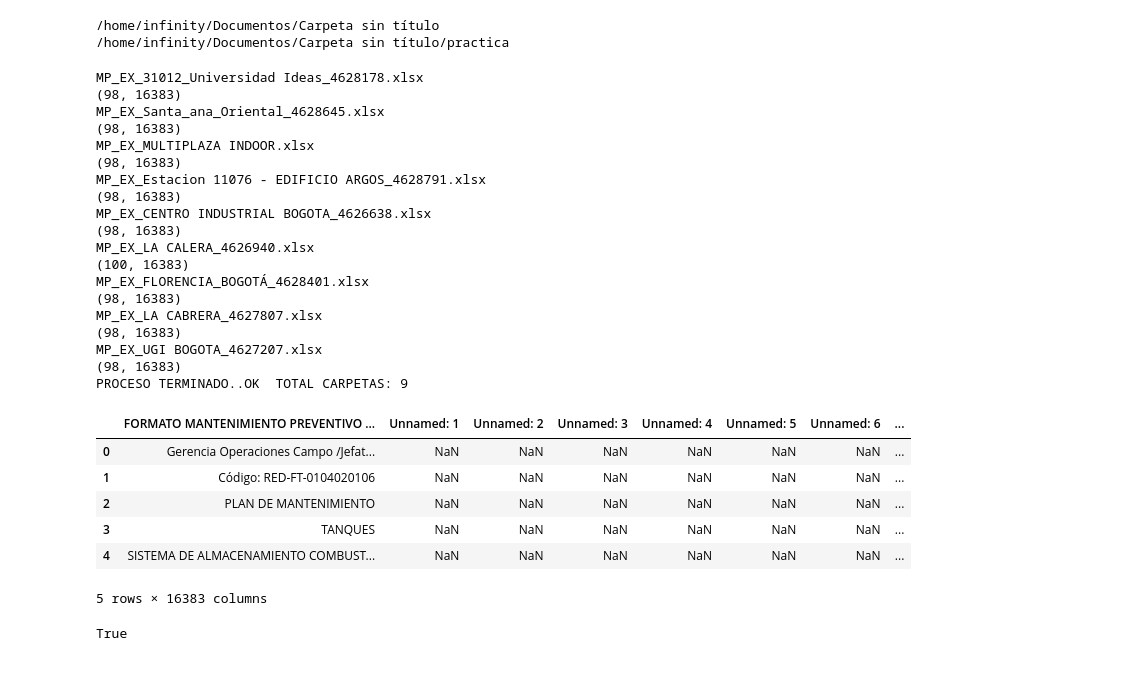
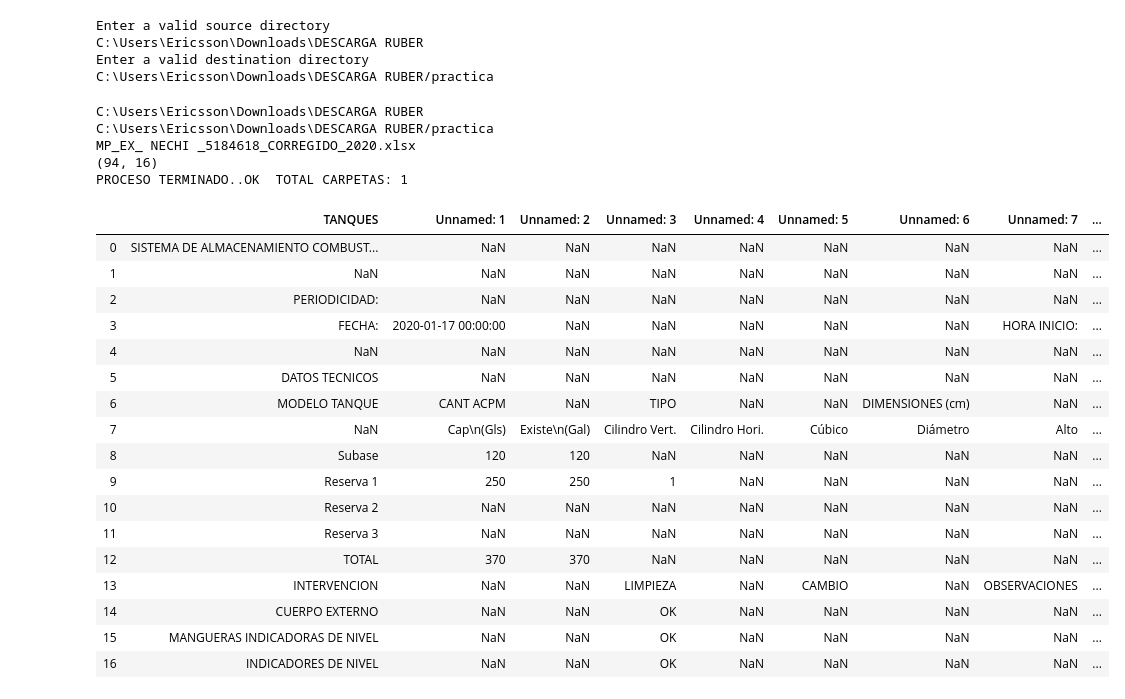
Before and after one commit to INFINITY-RUBER/UDEMY-ESTADISTICA-DESC-R-y-PYTHON, a Jupyter notebook: leer excel.ipynb, the cells around one changed output. Cells and saved outputs as stored; diff of their text form; code cells hidden in the pictures; blank space fills up the shorter version.

```diff
--- a/leer excel.ipynb
+++ b/leer excel.ipynb
@@ -15,12 +11,15 @@ carpt = 0
 # %%
+source = ''
+destination = ''
+# source = 'C:\Users\Ericsson\Downloads\DESCARGA RUBER'
+# destination = 'C:\Users\Ericsson\Downloads\DESCARGA RUBER/practica'
+carpt = 0
 while not os.path.exists(source):
     source = input('Enter a valid source directory\n')
 while not os.path.exists(destination):
     destination = input('Enter a valid destination directory\n')
+# %% [output]
+Enter a valid source directory
+C:\Users\Ericsson\Downloads\DESCARGA RUBER
+Enter a valid destination directory
+C:\Users\Ericsson\Downloads\DESCARGA RUBER/practica
-# %%
-source =  source
-print(source)
-print(destination)
-# %% [output]
-/home/infinity/Documentos/Carpeta sin título
-/home/infinity/Documentos/Carpeta sin título/practica
@@ -30,55 +26,48 @@ for f in glob.glob("*EX*.xlsx"):
 # %%
+print(source)
+print(destination)
 carpt = 0
 for root, dirs, files in os.walk(source, topdown=False):
     for file in files:
         extension = os.path.splitext(file)[0][0:5].upper()
         #print(file)
         if extension == "MP_EX":
             print(file)
-            df = pd.read_excel(os.path.join(root,file), sheet_name='TANQUE')
+            df = pd.read_excel(os.path.join(root,file), sheet_name='TANQUE', usecols="A:P", header=4)
             print(df.shape)
            # ruta = '"'+ os.path.join(root,file).upper()+ '"'
 
             #print(os.path.join(root,file))
             #df = pd.read_csv(ruta, decimal='.', encoding='utf-8', header=0)
             #df.shape
             carpt +=   1
 
 
     #rmtree(os.path.join(root))
 
 print("PROCESO TERMINADO..OK  TOTAL CARPETAS: " + str(carpt ) )
+df.head(17)
 # %% [output]
-MP_EX_31012_Universidad Ideas_4628178.xlsx
-(98, 16383)
-MP_EX_Santa_ana_Oriental_4628645.xlsx
-(98, 16383)
-MP_EX_MULTIPLAZA INDOOR.xlsx
-(98, 16383)
-MP_EX_Estacion 11076 - EDIFICIO ARGOS_4628791.xlsx
-(98, 16383)
-MP_EX_CENTRO INDUSTRIAL BOGOTA_4626638.xlsx
-(98, 16383)
-MP_EX_LA CALERA_4626940.xlsx
-(100, 16383)
-MP_EX_FLORENCIA_BOGOTÁ_4628401.xlsx
-(98, 16383)
-MP_EX_LA CABRERA_4627807.xlsx
-(98, 16383)
-MP_EX_UGI BOGOTA_4627207.xlsx
-(98, 16383)
-PROCESO TERMINADO..OK  TOTAL CARPETAS: 9
+C:\Users\Ericsson\Downloads\DESCARGA RUBER
+C:\Users\Ericsson\Downloads\DESCARGA RUBER/practica
+MP_EX_ NECHI _5184618_CORREGIDO_2020.xlsx
+(94, 16)
+PROCESO TERMINADO..OK  TOTAL CARPETAS: 1
+|  | TANQUES | Unnamed: 1 | Unnamed: 2 | Unnamed: 3 | Unnamed: 4 | Unnamed: 5 | Unnamed: 6 | Unnamed: 7 | ... |
+| 0 | SISTEMA DE ALMACENAMIENTO COMBUST... | NaN | NaN | NaN | NaN | NaN | NaN | NaN | ... |
+| 1 | NaN | NaN | NaN | NaN | NaN | NaN | NaN | NaN | ... |
+| 2 | PERIODICIDAD: | NaN | NaN | NaN | NaN | NaN | NaN | NaN | ... |
+| 3 | FECHA: | 2020-01-17 00:00:00 | NaN | NaN | NaN | NaN | NaN | HORA INICIO: | ... |
+| 4 | NaN | NaN | NaN | NaN | NaN | NaN | NaN | NaN | ... |
+| 5 | DATOS TECNICOS | NaN | NaN | NaN | NaN | NaN | NaN | NaN | ... |
+| 6 | MODELO TANQUE | CANT ACPM | NaN | TIPO | NaN | NaN | DIMENSIONES (cm) | NaN | ... |
+| 7 | NaN | Cap\n(Gls) | Existe\n(Gal) | Cilindro Vert. | Cilindro Hori. | Cúbico | Diámetro | Alto | ... |
+| 8 | Subase | 120 | 120 | NaN | NaN | NaN | NaN | NaN | ... |
+| 9 | Reserva 1 | 250 | 250 | 1 | NaN | NaN | NaN | NaN | ... |
+| 10 | Reserva 2 | NaN | NaN | NaN | NaN | NaN | NaN | NaN | ... |
+| 11 | Reserva 3 | NaN | NaN | NaN | NaN | NaN | NaN | NaN | ... |
+| 12 | TOTAL | 370 | 370 | NaN | NaN | NaN | NaN | NaN | ... |
+| 13 | INTERVENCION | NaN | NaN | LIMPIEZA | NaN | CAMBIO | NaN | OBSERVACIONES | ... |
+| 14 | CUERPO EXTERNO | NaN | NaN | OK | NaN | NaN | NaN | NaN | ... |
+| 15 | MANGUERAS INDICADORAS DE NIVEL | NaN | NaN | OK | NaN | NaN | NaN | NaN | ... |
+| 16 | INDICADORES DE NIVEL | NaN | NaN | OK | NaN | NaN | NaN | NaN | ... |
-# %%
-df.head()
-# %% [output]
-|  | FORMATO MANTENIMIENTO PREVENTIVO ... | Unnamed: 1 | Unnamed: 2 | Unnamed: 3 | Unnamed: 4 | Unnamed: 5 | Unnamed: 6 | ... |
-| 0 | Gerencia Operaciones Campo /Jefat... | NaN | NaN | NaN | NaN | NaN | NaN | ... |
-| 1 | Código: RED-FT-0104020106 | NaN | NaN | NaN | NaN | NaN | NaN | ... |
-| 2 | PLAN DE MANTENIMIENTO | NaN | NaN | NaN | NaN | NaN | NaN | ... |
-| 3 | TANQUES | NaN | NaN | NaN | NaN | NaN | NaN | ... |
-| 4 | SISTEMA DE ALMACENAMIENTO COMBUST... | NaN | NaN | NaN | NaN | NaN | NaN | ... |
-5 rows × 16383 columns
-# %%
-df.isnull().values.any()
-# %% [output]
-True
```
Also changed, not shown: parts of 14 cells of this notebook.
